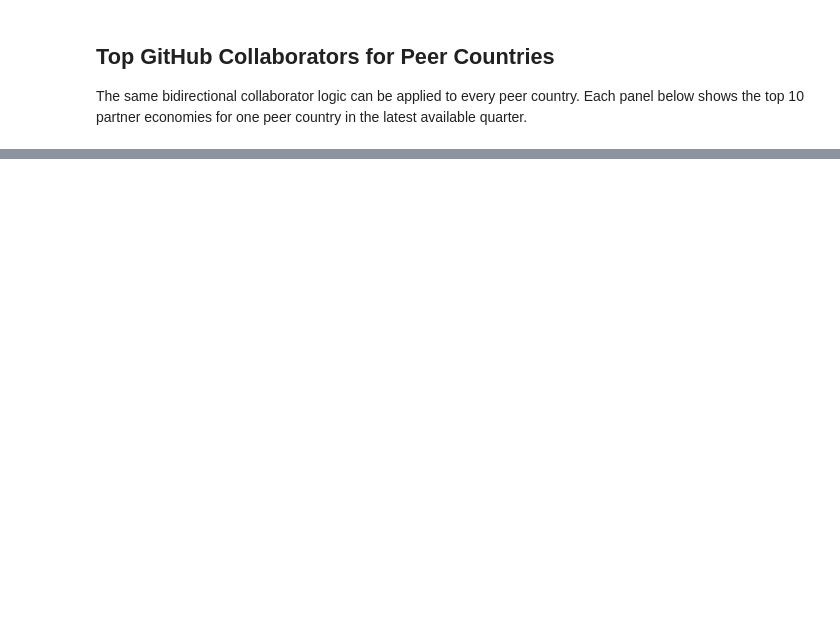
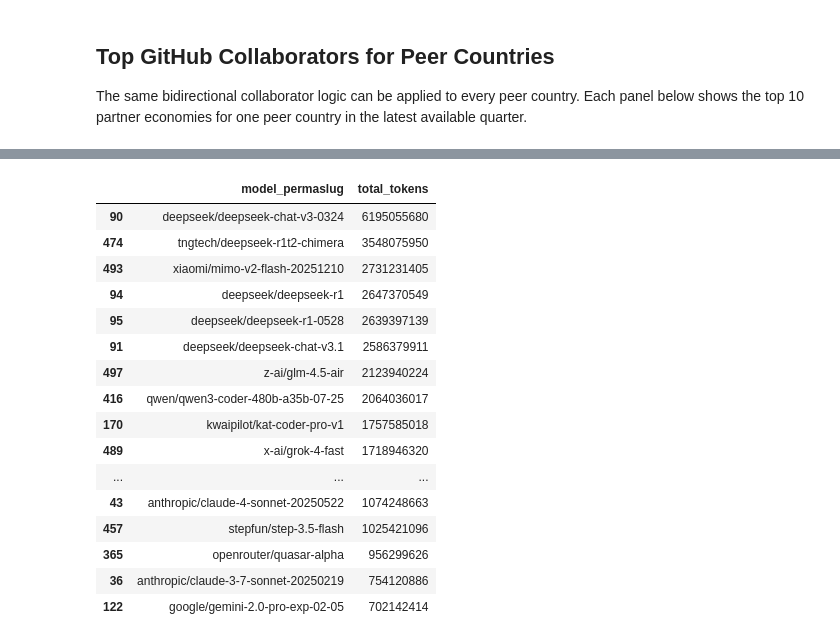
Before and after one commit to datapartnership/algeria-economic-monitoring, a Jupyter notebook: notebooks/ai/software-development.ipynb, the cells around one changed output, grey strips where cells are left out. Saved outputs shown, nothing was run; the diff lists cells and outputs as text; code cells hidden in the pictures; blank space fills up the shorter version.

```diff
--- a/notebooks/ai/software-development.ipynb
+++ b/notebooks/ai/software-development.ipynb
@@ -686,0 +1155,20 @@ attaviz.add_caption(peer_collaborators_chart, "Source: GitHub Innovation Graph e
+# %%
+open_router[open_router['country']=='DZ'].groupby(['model_permaslug'])['total_tokens'].sum().reset_index().sort_values('total_tokens', ascending=False).head(20)
+# %% [output]
+|  | model_permaslug | total_tokens |
+| 90 | deepseek/deepseek-chat-v3-0324 | 6195055680 |
+| 474 | tngtech/deepseek-r1t2-chimera | 3548075950 |
+| 493 | xiaomi/mimo-v2-flash-20251210 | 2731231405 |
+| 94 | deepseek/deepseek-r1 | 2647370549 |
+| 95 | deepseek/deepseek-r1-0528 | 2639397139 |
+| 91 | deepseek/deepseek-chat-v3.1 | 2586379911 |
+| 497 | z-ai/glm-4.5-air | 2123940224 |
+| 416 | qwen/qwen3-coder-480b-a35b-07-25 | 2064036017 |
+| 170 | kwaipilot/kat-coder-pro-v1 | 1757585018 |
+| 489 | x-ai/grok-4-fast | 1718946320 |
+| ... | ... | ... |
+| 43 | anthropic/claude-4-sonnet-20250522 | 1074248663 |
+| 457 | stepfun/step-3.5-flash | 1025421096 |
+| 365 | openrouter/quasar-alpha | 956299626 |
+| 36 | anthropic/claude-3-7-sonnet-20250219 | 754120886 |
+| 122 | google/gemini-2.0-pro-exp-02-05 | 702142414 |
```
Also changed, not shown: parts of 27 cells of this notebook, 19 other files.
